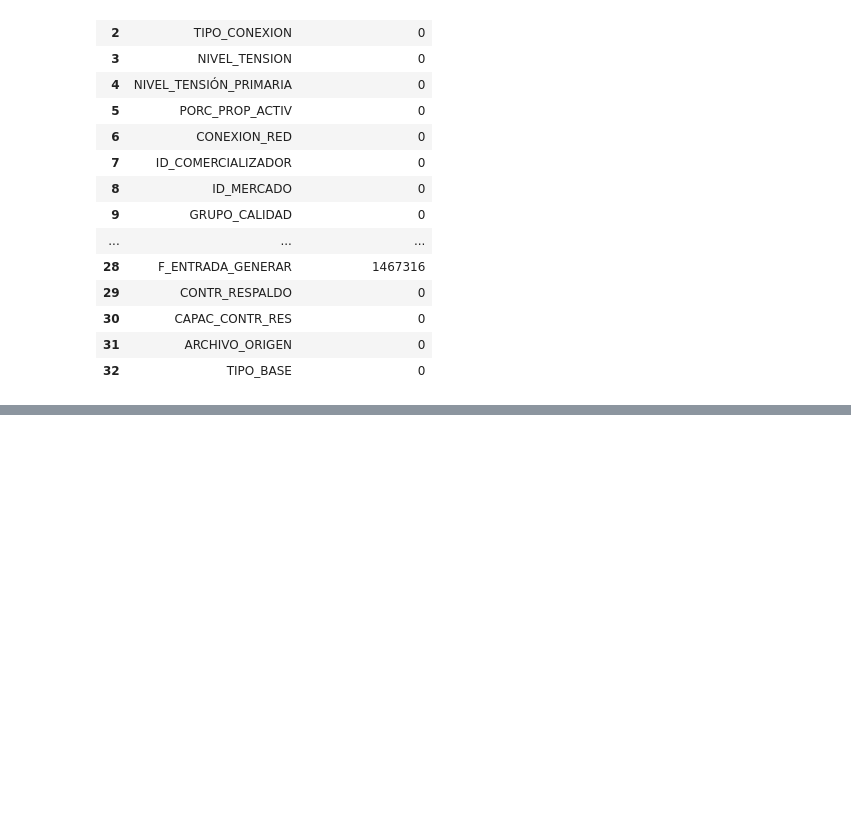
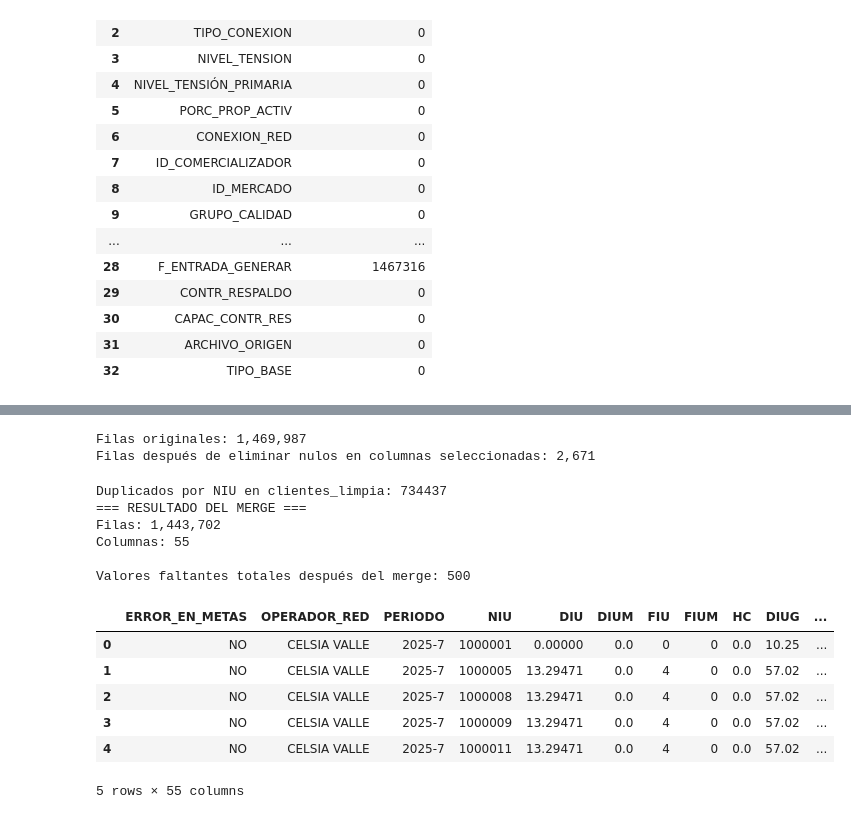
Before and after one commit to Fabian-11/Proyecto---Despliegue-de-Soluciones-Analiticas, a Jupyter notebook: Proyecto DSA - Compensaciones Empresa de Energia.ipynb, the cells around one changed output, grey strips where cells are left out. Saved outputs shown, nothing was run; the diff lists cells and outputs as text; code cells hidden in the pictures; blank space fills up the shorter version.

Commit message:
continuacion limpieza y depuración

```diff
--- a/Proyecto DSA - Compensaciones Empresa de Energia.ipynb
+++ b/Proyecto DSA - Compensaciones Empresa de Energia.ipynb
@@ -375,4 +375,22 @@ faltantes_clientes
 | 31 | ARCHIVO_ORIGEN | 0 |
 | 32 | TIPO_BASE | 0 |
 # %%
-#ererwae
+# Columnas con valores faltantes masivos (relacionadas con autogeneración)
+cols_a_eliminar = [
+    "EXP_ENERGIA",
+    "CAPAC_AUTOGEN",
+    "TIP_GENERACION",
+    "COD_FRONTERA_EXPORT",
+    "F_ENTRADA_GENERAR",
+    "CONTR_RESPALDO",
+    "CAPAC_CONTR_RES"
+]
+
+# Crear nueva base limpia
+clientes_limpia = clientes.drop(columns=cols_a_eliminar).reset_index(drop=True)
+
+# Confirmar resultados
+print("=== Limpieza completada ===")
+print(f"Filas totales: {len(clientes_limpia):,}")
+print(f"Columnas antes: {clientes.shape[1]}  →  después: {clientes_limpia.shape[1]}")
+print("Columnas eliminadas:", cols_a_eliminar)
@@ -379,2 +402,58 @@ faltantes_clientes
 # %%
-#dedsqa
+
+cols_a_verificar = [
+    "EXP_ENERGIA", "CAPAC_AUTOGEN", "TIP_GENERACION",
+    "COD_FRONTERA_EXPORT", "F_ENTRADA_GENERAR",
+    "CONTR_RESPALDO", "CAPAC_CONTR_RES"
+]
+
+clientes_sin_nulos = clientes.dropna(subset=cols_a_verificar).reset_index(drop=True)
+
+print(f"Filas originales: {len(clientes):,}")
+print(f"Filas después de eliminar nulos en columnas seleccionadas: {len(clientes_sin_nulos):,}")
+# %% [output]
+Filas originales: 1,469,987
+Filas después de eliminar nulos en columnas seleccionadas: 2,671
+# %%
+# Verificar tipos antes del merge
+indicadores["NIU"] = indicadores["NIU"].astype(str).str.strip()
+clientes_limpia["NIU"] = clientes_limpia["NIU"].astype(str).str.strip()
+
+# Verificar duplicados en la base de clientes (por si acaso)
+duplicados = clientes_limpia["NIU"].duplicated().sum()
+print(f"Duplicados por NIU en clientes_limpia: {duplicados}")
+
+# Eliminar duplicados si los hay (dejar solo el primero)
+clientes_unicos = clientes_limpia.drop_duplicates(subset=["NIU"])
+
+# Realizar el merge
+base_merged = indicadores.merge(
+    clientes_unicos,
+    on="NIU",
+    how="left",      # mantiene todos los registros de indicadores
+    validate="m:1"   # “muchos a uno”: varios indicadores por cliente
+)
+
+# Confirmar resultados
+print("=== RESULTADO DEL MERGE ===")
+print(f"Filas: {len(base_merged):,}")
+print(f"Columnas: {base_merged.shape[1]}")
+print("\nValores faltantes totales después del merge:",
+      base_merged.isnull().sum().sum())
+
+# Vista rápida
+base_merged.head()
+# %% [output]
+Duplicados por NIU en clientes_limpia: 734437
+=== RESULTADO DEL MERGE ===
+Filas: 1,443,702
+Columnas: 55
+
+Valores faltantes totales después del merge: 500
+|  | ERROR_EN_METAS | OPERADOR_RED | PERIODO | NIU | DIU | DIUM | FIU | FIUM | HC | DIUG | ... |
+| 0 | NO | CELSIA VALLE | 2025-7 | 1000001 | 0.00000 | 0.0 | 0 | 0 | 0.0 | 10.25 | ... |
+| 1 | NO | CELSIA VALLE | 2025-7 | 1000005 | 13.29471 | 0.0 | 4 | 0 | 0.0 | 57.02 | ... |
+| 2 | NO | CELSIA VALLE | 2025-7 | 1000008 | 13.29471 | 0.0 | 4 | 0 | 0.0 | 57.02 | ... |
+| 3 | NO | CELSIA VALLE | 2025-7 | 1000009 | 13.29471 | 0.0 | 4 | 0 | 0.0 | 57.02 | ... |
+| 4 | NO | CELSIA VALLE | 2025-7 | 1000011 | 13.29471 | 0.0 | 4 | 0 | 0.0 | 57.02 | ... |
+5 rows × 55 columns
```
Also changed, not shown: parts of 2 cells of this notebook.
